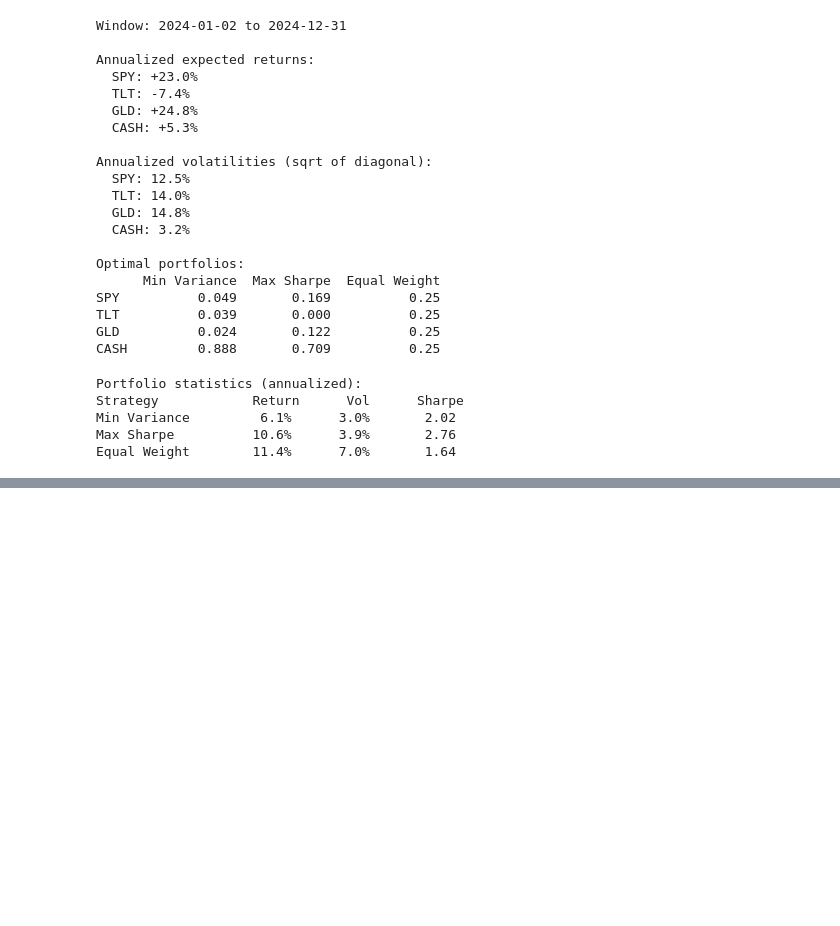
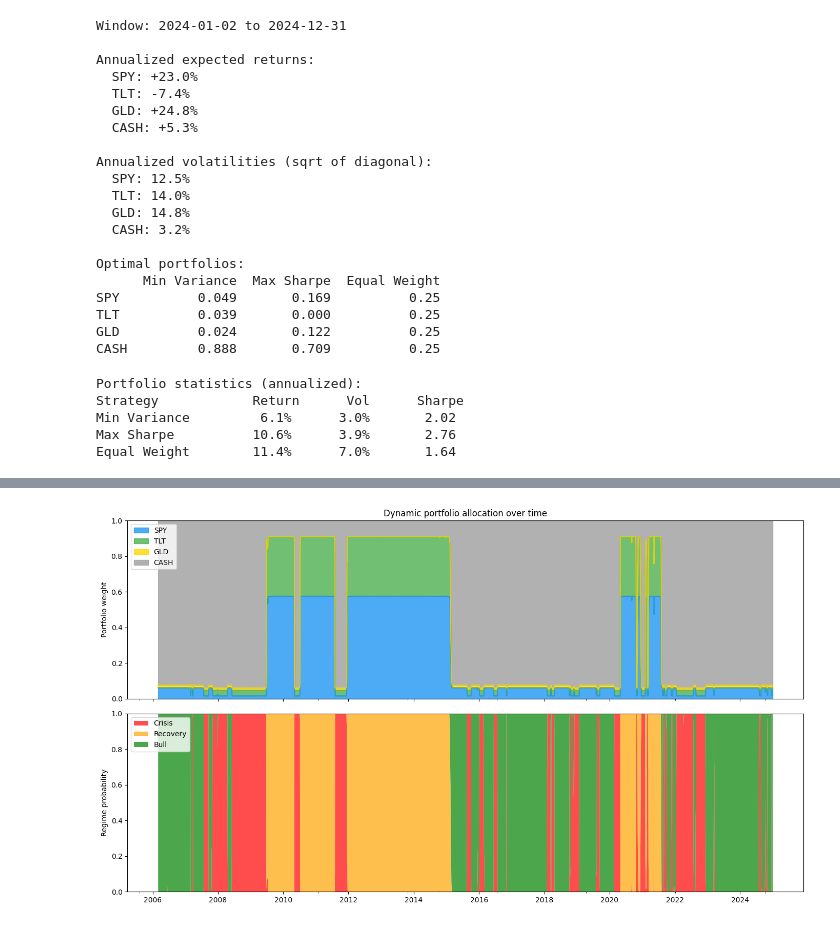
Before and after one commit to sidoreon/regime-shift, a Jupyter notebook: notebooks/portfoliooptimization.ipynb, the cells around one changed output, grey strips where cells are left out. Saved outputs shown, nothing was run; the diff lists cells and outputs as text; code cells hidden in the pictures; blank space fills up the shorter version.

Commit message:
Implemented convex optimiser with regime conditional portfolios

```diff
--- a/notebooks/portfoliooptimization.ipynb
+++ b/notebooks/portfoliooptimization.ipynb
@@ -53,7 +53,7 @@ After dropping NaN rows: (5031, 4)
 # %% [markdown]
 We implement linear programming to find the minimum variance portfolio and the maximum Sharpe ratio portfolio.
 # %%
-def minvarianceportfolio(sigma):
+def minvarpf(sigma):
     """
     Find portfolio weights minimizing variance.
 
@@ -121,7 +121,7 @@ def maxsharpeportfolio(mu, sigma):
     w = y.value / np.sum(y.value)
     return w
 # %%
-def equalweightportfolio(nassets):
+def eqwtpf(nassets):
     return np.ones(nassets) / nassets
 # %%
 # As a sample run, we take the last 252 days of asset returns.
@@ -201,0 +258,15 @@ Equal Weight        11.4%      7.0%       1.64
+# %%
+assets = simplert.columns.tolist()
+regimenames = {0: 'Crisis', 1: 'Recovery', 2: 'Bullish'}
+
+print('\nRegime based annualized expected returns:')
+print(f'{"Asset":<8}', end='')
+for name in regimenames.values():
+    print(f'{name:>12}', end='')
+print()
+for i, asset in enumerate(assets):
+    print(f'{asset:<8}', end='')
+    for regid in regimenames:
+        mu_val = regimeparams[regid]['mu'][i] * 100
+        print(f'{mu_val:>+11.1f}%', end='')
+    print()
@@ -201,0 +385,49 @@ Equal Weight        11.4%      7.0%       1.64
+# %%
+commonidx = simplert.index.intersection(regprobs.index)
+rp = regprobs.loc[commonidx]
+
+# Compute blended portfolio for every day in history
+daily_weights = []
+for date, row in rp.iterrows():
+    probs = [row['pcrisis'], row['precovery'], row['pbull']]
+    w = blendpfs(probs, regimepfs)
+    daily_weights.append(w)
+
+weights_df = pd.DataFrame(
+    daily_weights,
+    index=rp.index,
+    columns=assets
+)
+
+fig, axes = plt.subplots(2, 1, figsize=(14, 8), sharex=True)
+
+# Stacked area chart of weights
+weights_df.plot.area(
+    ax=axes[0],
+    stacked=True,
+    color=['#2196F3', '#4CAF50', '#FFD700', '#9E9E9E'],
+    alpha=0.8
+)
+axes[0].set_title('Dynamic portfolio allocation over time')
+axes[0].set_ylabel('Portfolio weight')
+axes[0].legend(loc='upper left')
+axes[0].set_ylim(0, 1)
+
+axes[1].stackplot(
+    rp.index,
+    rp['pcrisis'], rp['precovery'], rp['pbull'],
+    labels=['Crisis', 'Recovery', 'Bull'],
+    colors=['red', 'orange', 'green'],
+    alpha=0.7
+)
+axes[1].set_ylabel('Regime probability')
+axes[1].set_ylim(0, 1)
+axes[1].legend(loc='upper left')
+
+import matplotlib.dates as mdates
+axes[-1].xaxis.set_major_locator(mdates.YearLocator(2))
+axes[-1].xaxis.set_major_formatter(mdates.DateFormatter('%Y'))
+plt.tight_layout()
+plt.show()
+# %% [output]
+[figure, added]
```
Also changed, not shown: parts of 7 cells of this notebook, 2 other files.
